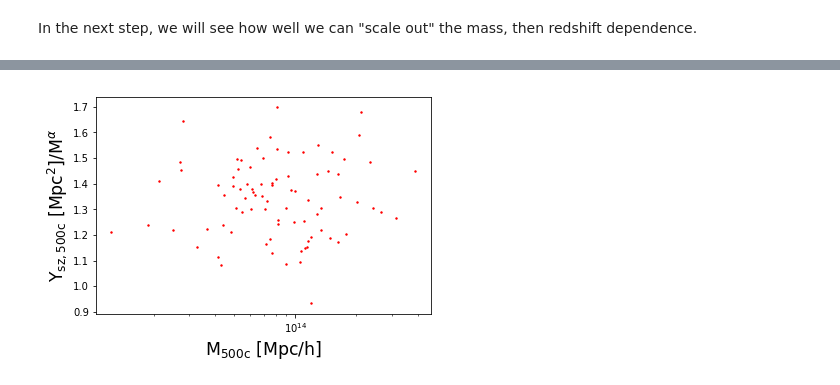
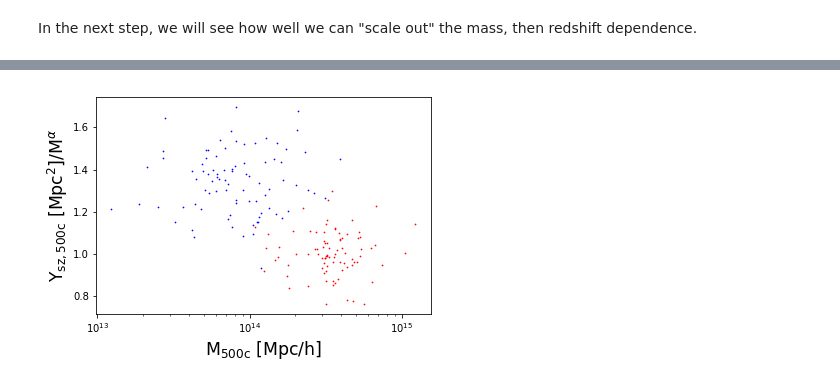
Before and after one commit to cavestruz/SZmaps, a Jupyter notebook: notebooks/SZscalingRelations.ipynb, the cells around one changed output, grey strips where cells are left out. Drawn from its saved outputs; the diff is of its cells as text; code cells hidden in the pictures.

Commit message:
Updated the notebook - also have scaled Ysz avg values

```diff
--- a/notebooks/SZscalingRelations.ipynb
+++ b/notebooks/SZscalingRelations.ipynb
@@ -292,17 +305,23 @@ plot_Ym_scatter(szy_z0, rtype='200c',region='Yszcyl_x_r')
 In the next step, we will see how well we can "scale out" the mass, then redshift dependence.
 # %%
 def plot_YM_scaled(dataframe, rtype='500c',region='Yszr',
-                   get_scaling=True, fit_scatter_output=None) :
+                   get_scaling=True, fit_scatter_output=None, scale_by_aexp=None, **plot_kwargs) :
     if get_scaling :
         lnA14, alpha = fit_scatter(dataframe, rtype=rtype, region=region)
+        assert(fit_scatter_output == None )
     else :
         lnA14, alpha = fit_scatter_output
         assert(fit_scatter_output !=None )
 
-    plt.scatter(dataframe['M'+rtype],dataframe[region+rtype]/(dataframe['M'+rtype]/1e14)**alpha/np.exp(lnA14),
-                s=2.,c='r')
+    scaledY = dataframe[region+rtype]/   \
+            (dataframe['M'+rtype]/1e14)**alpha/np.exp(lnA14)
+
+    if scale_by_aexp != None :
+        print "scaling out a redshift dependence"
+        scaledY *= (cosmo.inverse_expansion_factor(1./float(scale_by_aexp) - 1.))**(2/3)
+
+
+    plt.scatter(dataframe['M'+rtype],scaledY, **plot_kwargs)
     plt.xscale('log')
-
-    #print dataframe[region+rtype]/(dataframe['M'+rtype]/1e14)**alpha/np.exp(lnA14)
     plt.ylabel('Y$_{\\rm{sz},'+rtype+'}$ [Mpc$^2$]/M$^\\alpha$',fontsize='xx-large')
     plt.xlabel('M$_{\\rm{'+rtype+'}}$ [Mpc/h]',fontsize='xx-large')
@@ -313,5 +328,7 @@ plot_YM_scaled(szy_z0, rtype='200c')
-# %%
-plot_YM_scaled(szy_z1, get_scaling=False,
-               fit_scatter_output=fit_scatter(szy_z0))
-# %% [output]
-[figure, removed]
+# %%
+# Scaling out the mass dependence according to the best fit lnA14 and alpha
+plot_YM_scaled(szy_z0,s=0.5,c='r')
+plot_YM_scaled(szy_z1, get_scaling=False,
+               fit_scatter_output=fit_scatter(szy_z0),s=0.5,c='b')
+# %% [output]
+[figure, added]
```
Also changed, not shown: parts of 17 cells of this notebook.
